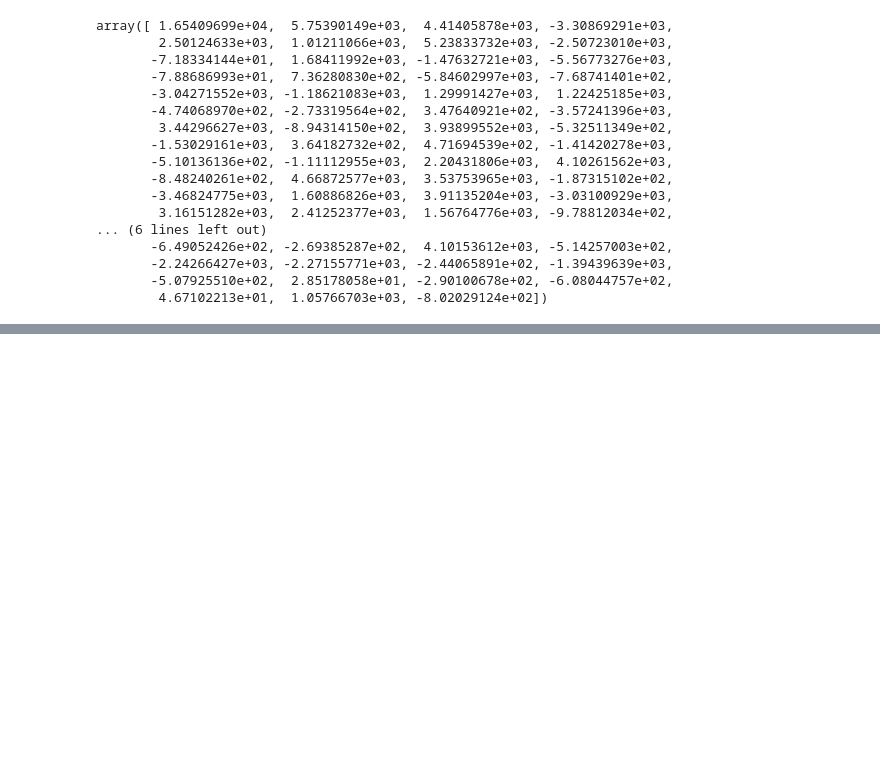
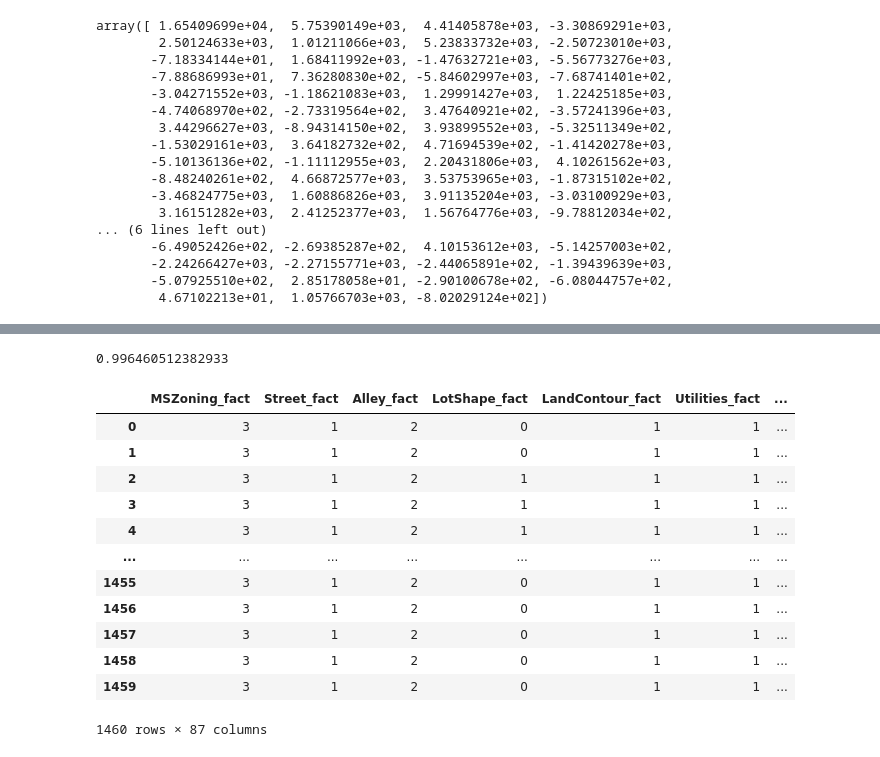
Before and after one commit to yoavshosh/Kaggle_house_price, a Jupyter notebook: EDA_and_Baseline_model.ipynb, the cells around one changed output, grey strips where cells are left out. Drawn from its saved outputs; the diff is of its cells as text; code cells hidden in the pictures; blank space fills up the shorter version.

```diff
--- a/EDA_and_Baseline_model.ipynb
+++ b/EDA_and_Baseline_model.ipynb
@@ -741,0 +774,20 @@ test_prediction_to_upload.to_csv("./houses_SalePrice_predictions.csv",sep=",",in
+# %%
+CBclf.score(X_train, y_train)
+# %% [output]
+0.996460512382933
+# %%
+houses_train_modified[kmean_f_with_log]
+# %% [output]
+|  | MSZoning_fact | Street_fact | Alley_fact | LotShape_fact | LandContour_fact | Utilities_fact | ... |
+| 0 | 3 | 1 | 2 | 0 | 1 | 1 | ... |
+| 1 | 3 | 1 | 2 | 0 | 1 | 1 | ... |
+| 2 | 3 | 1 | 2 | 1 | 1 | 1 | ... |
+| 3 | 3 | 1 | 2 | 1 | 1 | 1 | ... |
+| 4 | 3 | 1 | 2 | 1 | 1 | 1 | ... |
+| ... | ... | ... | ... | ... | ... | ... | ... |
+| 1455 | 3 | 1 | 2 | 0 | 1 | 1 | ... |
+| 1456 | 3 | 1 | 2 | 0 | 1 | 1 | ... |
+| 1457 | 3 | 1 | 2 | 0 | 1 | 1 | ... |
+| 1458 | 3 | 1 | 2 | 0 | 1 | 1 | ... |
+| 1459 | 3 | 1 | 2 | 0 | 1 | 1 | ... |
+1460 rows × 87 columns
```
Also changed, not shown: parts of 2 cells of this notebook.
